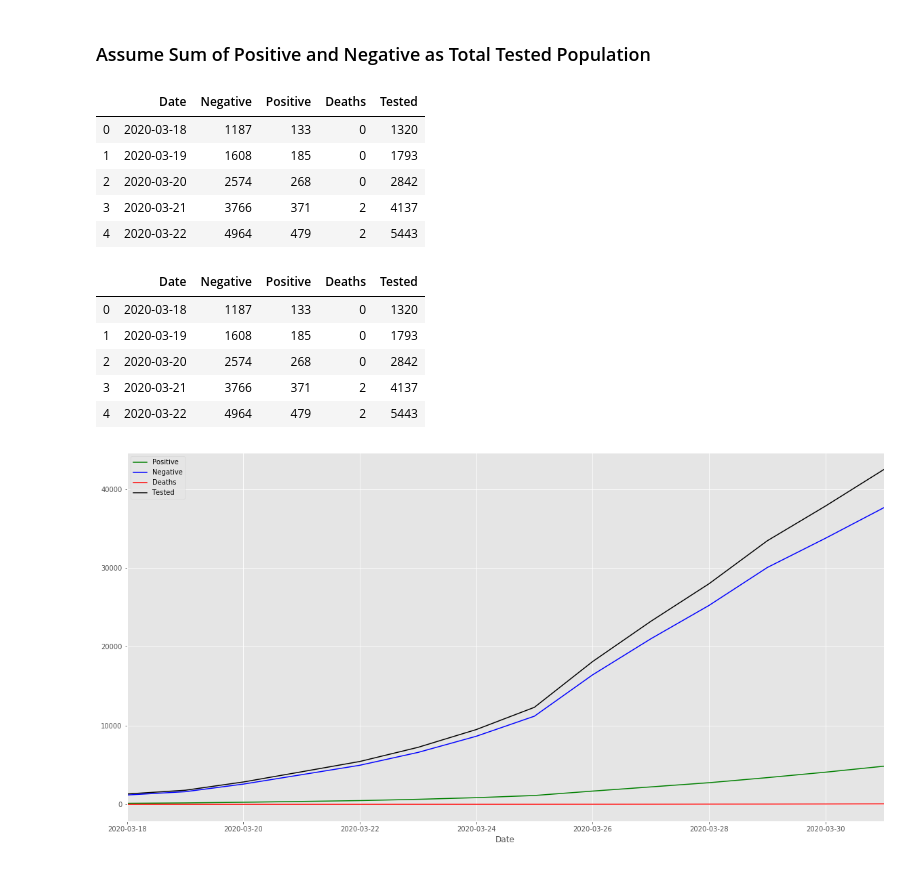
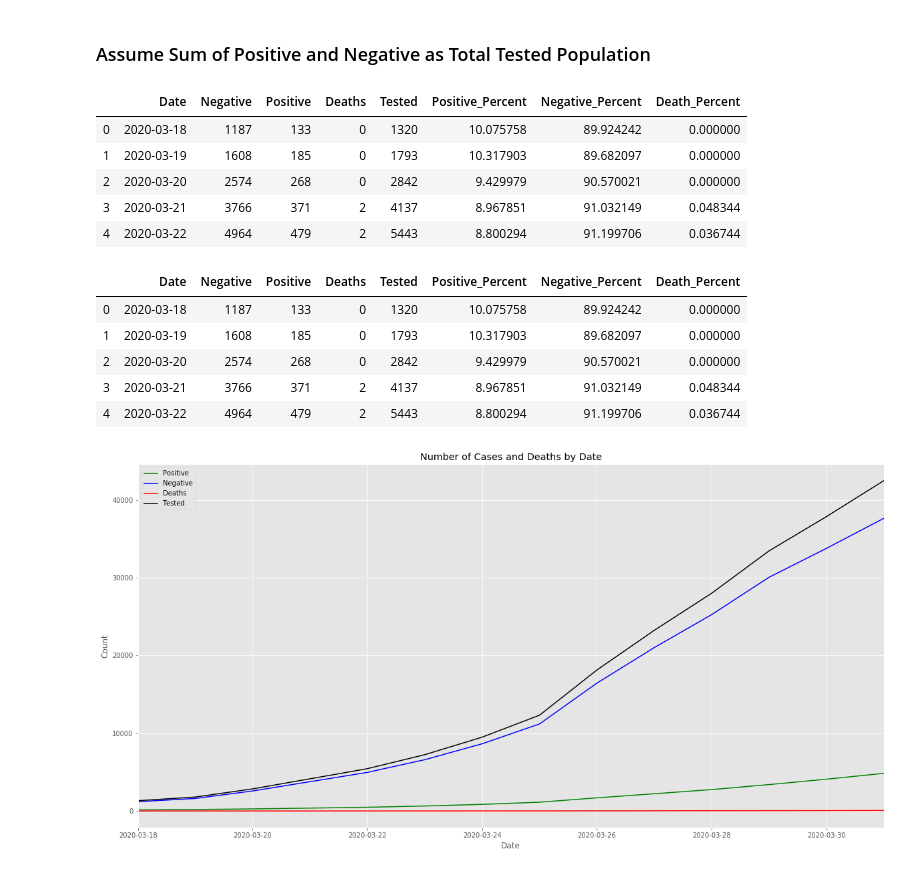
Before and after one commit to bchan01/covid-19-data-analysis, a Jupyter notebook: data-analysis.ipynb, the cells around one changed output. Drawn from its saved outputs; the diff is of its cells as text; code cells hidden in the pictures.

```diff
--- a/data-analysis.ipynb
+++ b/data-analysis.ipynb
@@ -18,31 +23,37 @@ NameError: name 'pd' is not defined
 # %%
 # Sum of Positive and Negative as Total Tested Population
 df['Tested'] = df['Positive'] + df['Negative']
+df['Positive_Percent'] = 100*df['Positive']/df['Tested']
+df['Negative_Percent'] = 100*df['Negative']/ df['Tested']
+df['Death_Percent'] = 100*df['Deaths']/ df['Tested']
 df.head(5)
 # %% [output]
-|  | Date | Negative | Positive | Deaths | Tested |
-| 0 | 2020-03-18 | 1187 | 133 | 0 | 1320 |
-| 1 | 2020-03-19 | 1608 | 185 | 0 | 1793 |
-| 2 | 2020-03-20 | 2574 | 268 | 0 | 2842 |
-| 3 | 2020-03-21 | 3766 | 371 | 2 | 4137 |
-| 4 | 2020-03-22 | 4964 | 479 | 2 | 5443 |
+|  | Date | Negative | Positive | Deaths | Tested | Positive_Percent | Negative_Percent | Death_Percent |
+| 0 | 2020-03-18 | 1187 | 133 | 0 | 1320 | 10.075758 | 89.924242 | 0.000000 |
+| 1 | 2020-03-19 | 1608 | 185 | 0 | 1793 | 10.317903 | 89.682097 | 0.000000 |
+| 2 | 2020-03-20 | 2574 | 268 | 0 | 2842 | 9.429979 | 90.570021 | 0.000000 |
+| 3 | 2020-03-21 | 3766 | 371 | 2 | 4137 | 8.967851 | 91.032149 | 0.048344 |
+| 4 | 2020-03-22 | 4964 | 479 | 2 | 5443 | 8.800294 | 91.199706 | 0.036744 |
 # %%
 df = df.sort_values('Date', ascending = True).reset_index(drop=True)
 df.head(5)
 # %% [output]
-|  | Date | Negative | Positive | Deaths | Tested |
-| 0 | 2020-03-18 | 1187 | 133 | 0 | 1320 |
-| 1 | 2020-03-19 | 1608 | 185 | 0 | 1793 |
-| 2 | 2020-03-20 | 2574 | 268 | 0 | 2842 |
-| 3 | 2020-03-21 | 3766 | 371 | 2 | 4137 |
-| 4 | 2020-03-22 | 4964 | 479 | 2 | 5443 |
+|  | Date | Negative | Positive | Deaths | Tested | Positive_Percent | Negative_Percent | Death_Percent |
+| 0 | 2020-03-18 | 1187 | 133 | 0 | 1320 | 10.075758 | 89.924242 | 0.000000 |
+| 1 | 2020-03-19 | 1608 | 185 | 0 | 1793 | 10.317903 | 89.682097 | 0.000000 |
+| 2 | 2020-03-20 | 2574 | 268 | 0 | 2842 | 9.429979 | 90.570021 | 0.000000 |
+| 3 | 2020-03-21 | 3766 | 371 | 2 | 4137 | 8.967851 | 91.032149 | 0.048344 |
+| 4 | 2020-03-22 | 4964 | 479 | 2 | 5443 | 8.800294 | 91.199706 | 0.036744 |
 # %%
 style.use('ggplot')
 ax = plt.gca()
 df.plot(kind='line',x='Date',y='Positive', color='green', ax=ax, figsize=(20,10))
 df.plot(kind='line',x='Date',y='Negative', color='blue', ax=ax)
 df.plot(kind='line',x='Date',y='Deaths', color='red', ax=ax)
 df.plot(kind='line',x='Date',y='Tested', color='black', ax=ax)
+plt.title('Number of Cases and Deaths by Date')
+plt.xlabel('Date')
+plt.ylabel('Count')
 plt.show()
 # %% [output]
-[figure, old version]
+[figure, new version]
```
Also changed, not shown: parts of 3 cells of this notebook.
